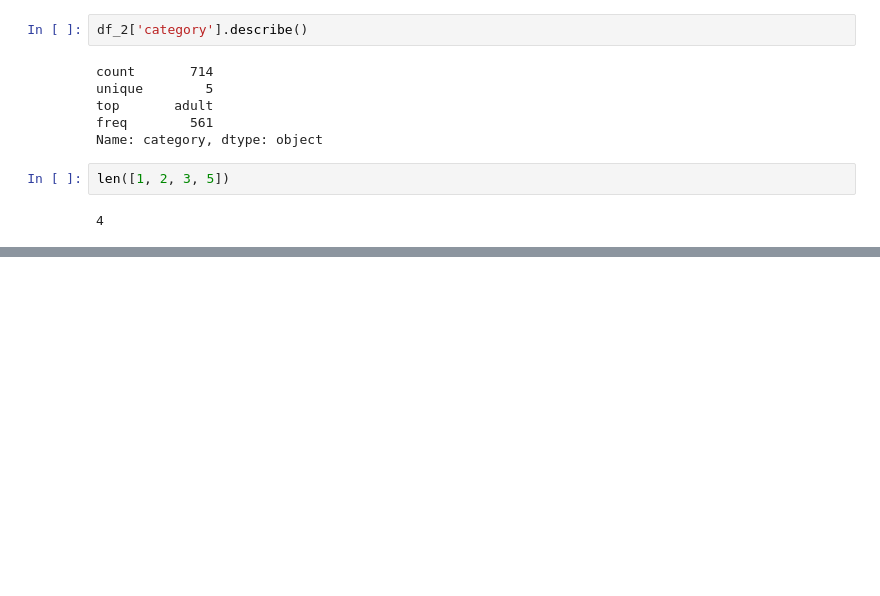
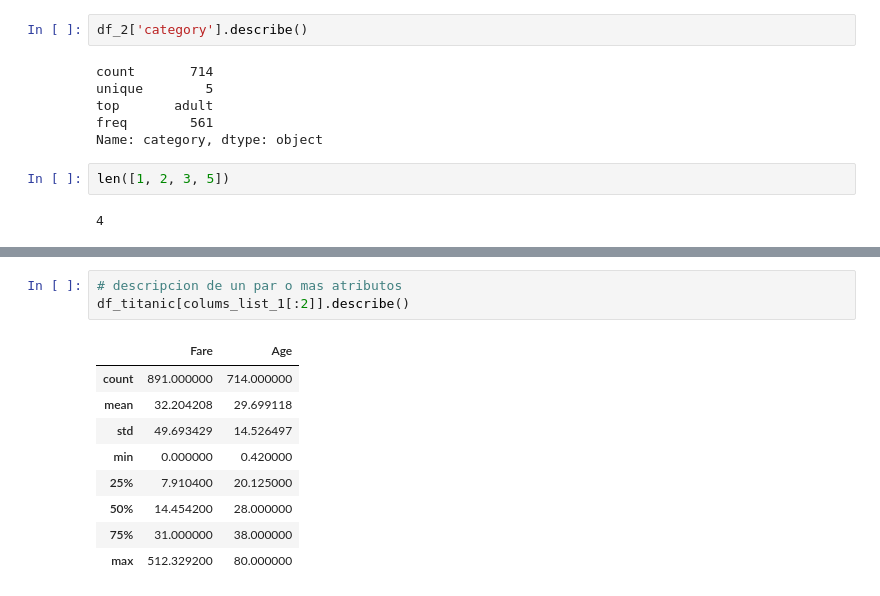
Before and after one commit to osm3rr/ds_i, a Jupyter notebook: plots.ipynb, the cells around one changed output, grey strips where cells are left out. Saved outputs shown, nothing was run; the diff lists cells and outputs as text; blank space fills up the shorter version.

```diff
--- a/plots.ipynb
+++ b/plots.ipynb
@@ -198,0 +264,13 @@ len([1, 2, 3, 5])
+# %%
+# descripcion de un par o mas atributos
+df_titanic[colums_list_1[:2]].describe()
+# %% [output]
+|  | Fare | Age |
+| count | 891.000000 | 714.000000 |
+| mean | 32.204208 | 29.699118 |
+| std | 49.693429 | 14.526497 |
+| min | 0.000000 | 0.420000 |
+| 25% | 7.910400 | 20.125000 |
+| 50% | 14.454200 | 28.000000 |
+| 75% | 31.000000 | 38.000000 |
+| max | 512.329200 | 80.000000 |
```
Also changed, not shown: parts of 21 cells of this notebook, 1 other file.
